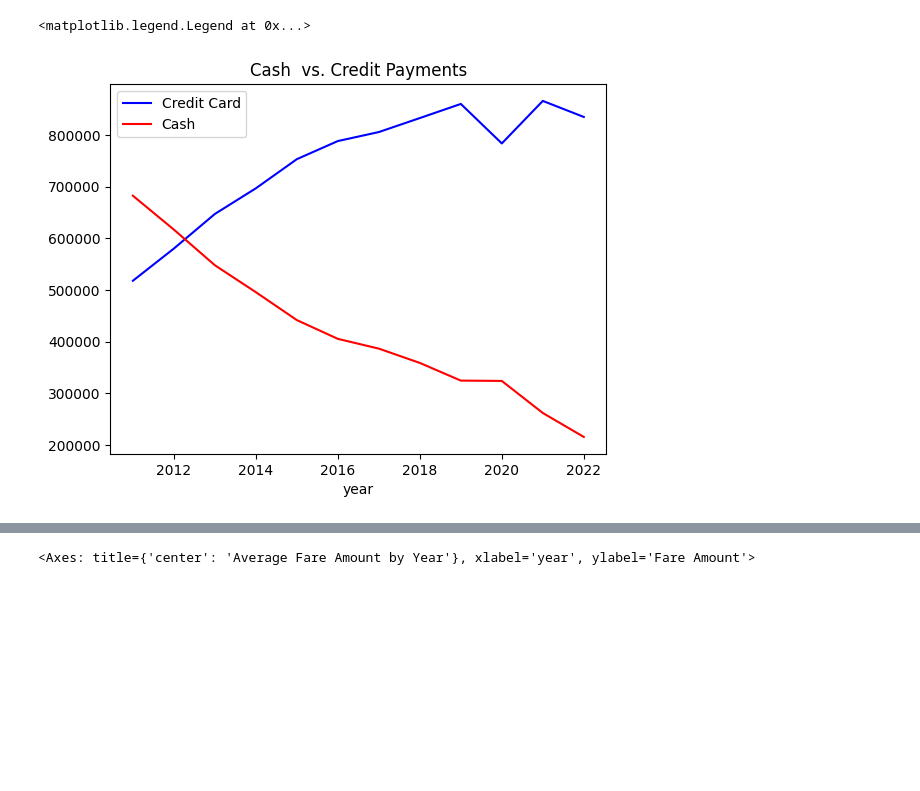
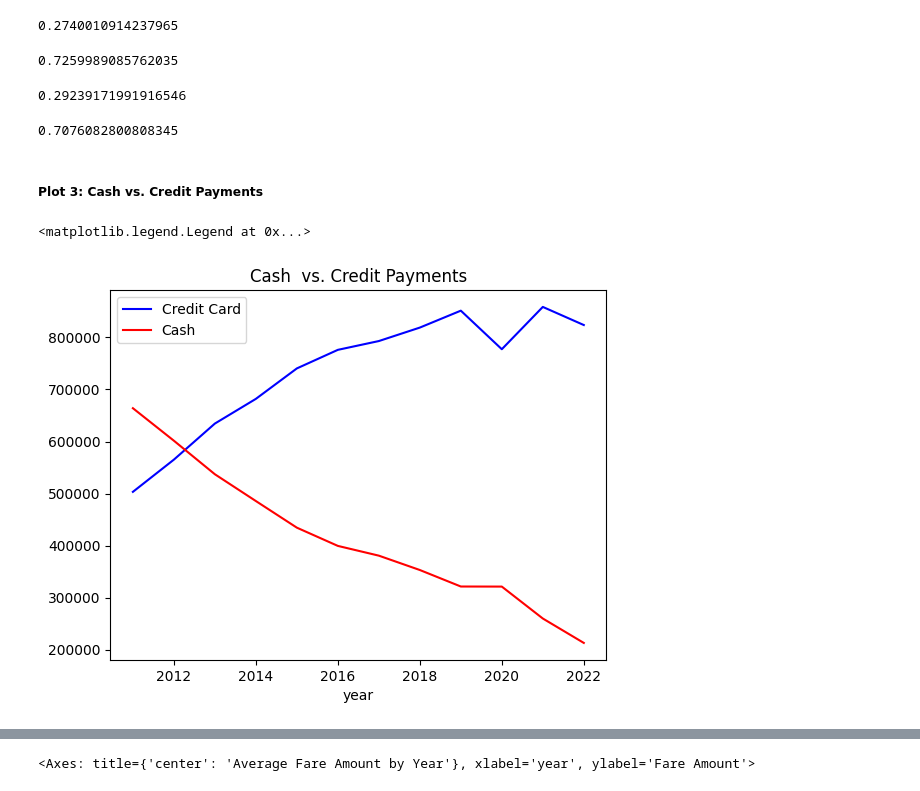
Before and after one commit to WillBallentine/Covid-Effect-on-NYC-Taxi, a Jupyter notebook: taxi.ipynb, the cells around one changed output, grey strips where cells are left out. Drawn from its saved outputs; the diff is of its cells as text; code cells hidden in the pictures; blank space fills up the shorter version.

```diff
--- a/taxi.ipynb
+++ b/taxi.ipynb
@@ -51,0 +88,8 @@ covid_df[covid_df['state'] == 'NY'].plot(kind='area',x='submission_date', y='tot
+# %%
+#plot the number of rides that paid with credit card in 2019
+credit = overall_data[overall_data['payment_type'] == 'credit_card']
+credit = credit.groupby('year')['payment_type'].count()
+# %%
+#plot the number of rides that paid with cash after 2019
+cash = overall_data[overall_data['payment_type'] == 'cash']
+cash = cash.groupby('year')['payment_type'].count()
@@ -100,9 +124,31 @@ cash_2019 = cash_2019.groupby('year')['payment_type'].count()
+# %%
+#calculate the perentage of cash payments in 2019
+cash_2019 / (cash_2019 + credit_2019)
+# %% [output]
+0.2740010914237965
+# %%
+#calculate the perentage of credit payments in 2019
+credit_2019 / (cash_2019 + credit_2019)
+# %% [output]
+0.7259989085762035
+# %%
+#calculate the perentage of cash payments in 2020
+cash_2020 / (cash_2020 + credit_2020)
+# %% [output]
+0.29239171991916546
+# %%
+#calculate the perentage of credit payments in 2020
+credit_2020 / (cash_2020 + credit_2020)
+# %% [output]
+0.7076082800808345
+# %% [markdown]
+##### Plot 3: Cash vs. Credit Payments
 # %%
 #overlay cash_2019 and credit_2019 side by side to compare on the same graph with a legend
 fig, ax = plt.subplots()
-credit_2019.plot(title='Credit Card Payments', color='blue', ax=ax)
-cash_2019.plot(title='Cash  vs. Credit Payments', color='red', ax=ax)
+credit.plot(title='Credit Card Payments', color='blue', ax=ax)
+cash.plot(title='Cash  vs. Credit Payments', color='red', ax=ax)
 ax.legend(['Credit Card', 'Cash'])
 # %% [output]
 <matplotlib.legend.Legend at 0x...>
-[figure, old version]
+[figure, new version]
```
Also changed, not shown: parts of 41 cells of this notebook, 1 other file.
